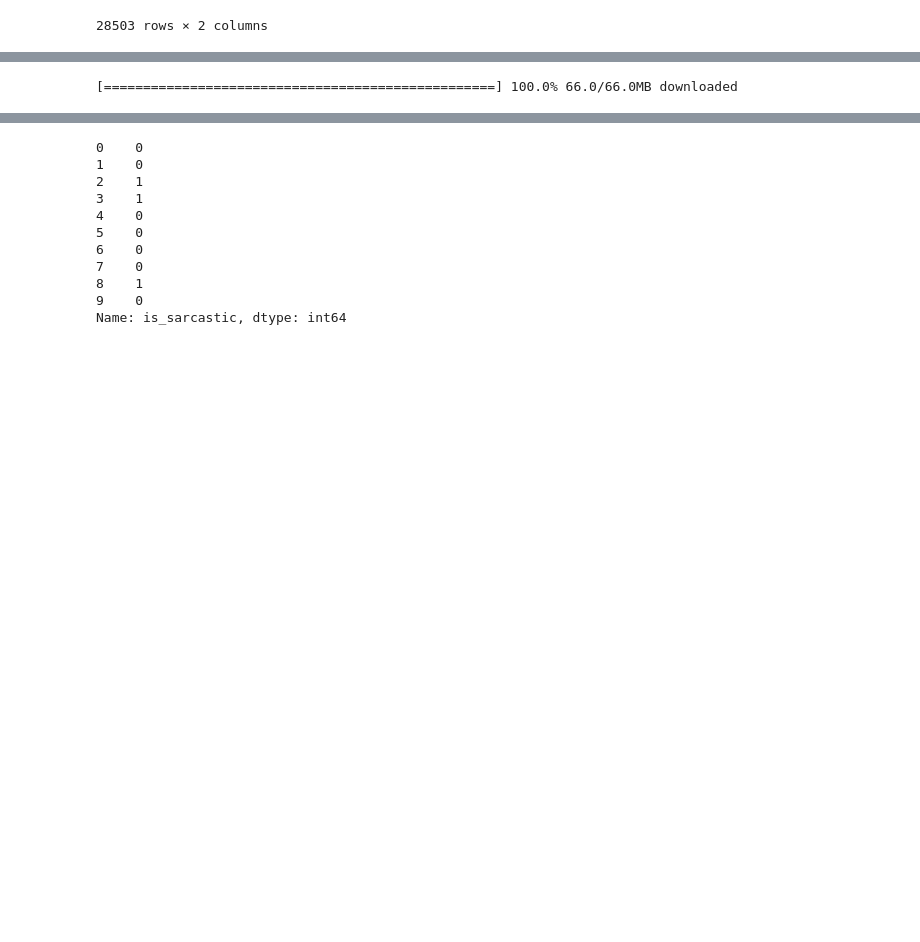
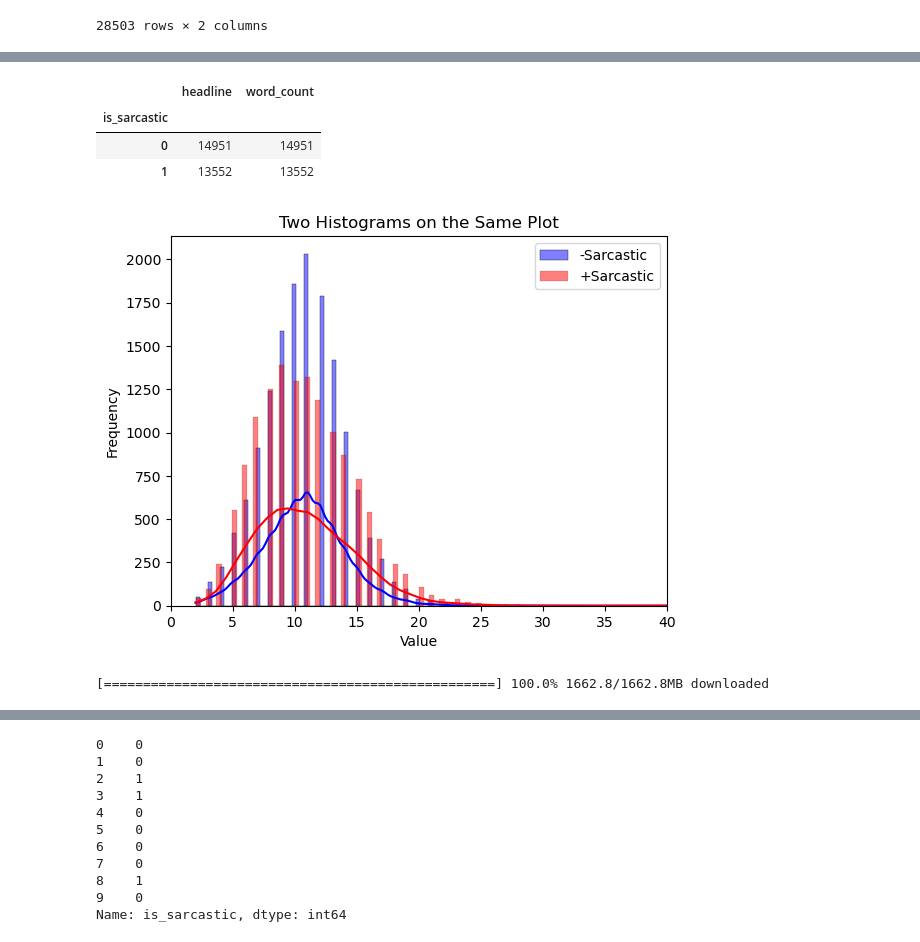
Before and after one commit to Ahmed-Rushdi/kaggle_projects, a Jupyter notebook: sarcasm.ipynb, the cells around one changed output, grey strips where cells are left out. Saved outputs shown, nothing was run; the diff lists cells and outputs as text; code cells hidden in the pictures; blank space fills up the shorter version.

```diff
--- a/sarcasm.ipynb
+++ b/sarcasm.ipynb
@@ -52,0 +51,4 @@ data.groupby('is_sarcastic')
+# %%
+data['word_count'] = data['headline'].apply(lambda s: len(word_tokenize(s)))
+print(data.head())
+data['word_count'].max()
@@ -53,3 +63,32 @@ data.groupby('is_sarcastic')
+# %%
+grouped_data = data.groupby('is_sarcastic')
+grouped_data.count()
+# %% [output]
+|  | headline | word_count |
+| is_sarcastic |  |  |
+| 0 | 14951 | 14951 |
+| 1 | 13552 | 13552 |
+# %%
+import matplotlib.pyplot as plt
+import seaborn as sns
+
+# Create a figure and axis
+fig, ax = plt.subplots()
+
+# Plot the histograms
+sns.histplot(data=data[data['is_sarcastic'] == 0]['word_count'], kde=True, color='blue', alpha=0.5, ax=ax, label='-Sarcastic')
+sns.histplot(data=data[data['is_sarcastic'] == 1]['word_count'], kde=True, color='red', alpha=0.5, ax=ax, label='+Sarcastic')
+
+# Customize the plot
+ax.set_title('Two Histograms on the Same Plot')
+ax.set_xlabel('Value')
+ax.set_ylabel('Frequency')
+ax.legend()
+plt.xlim(0,40)
+# Show the plot
+plt.show()
+# %% [output]
+[figure, added]
 # %%
 corpus = data['headline']
 labels = data['is_sarcastic']
@@ -59,10 +98,10 @@ import gensim.downloader as api
 import numpy as np
 from tensorflow.keras.layers.experimental.preprocessing import TextVectorization
 from keras.layers import Embedding, LSTM, Dense, GRU, Dropout, Bidirectional
-# %%
-w2v_model = api.load("glove-wiki-gigaword-50")
-# %% [output]
-[==================================================] 100.0% 66.0/66.0MB downloaded
+# %%
+w2v_model = api.load("word2vec-google-news-300")
+# %% [output]
+[==================================================] 100.0% 1662.8/1662.8MB downloaded
 # %%
 vocab_size = len(w2v_model.key_to_index) +2  # Add 1 for the padding token
 embedding_dim = w2v_model.vector_size
```
Also changed, not shown: parts of 16 cells of this notebook.
